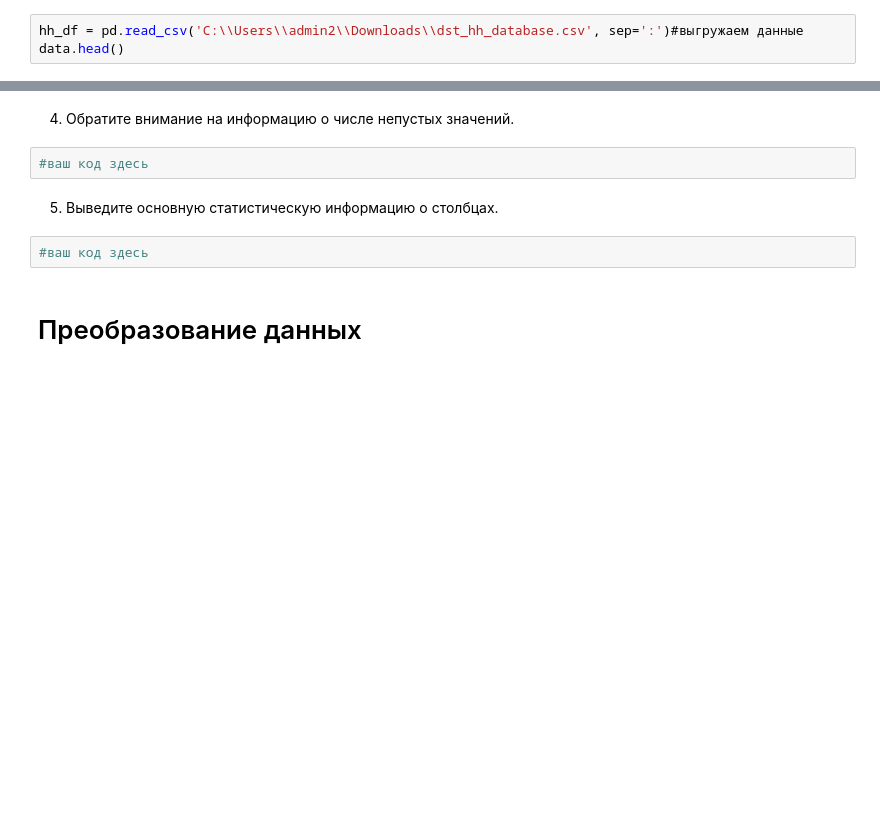
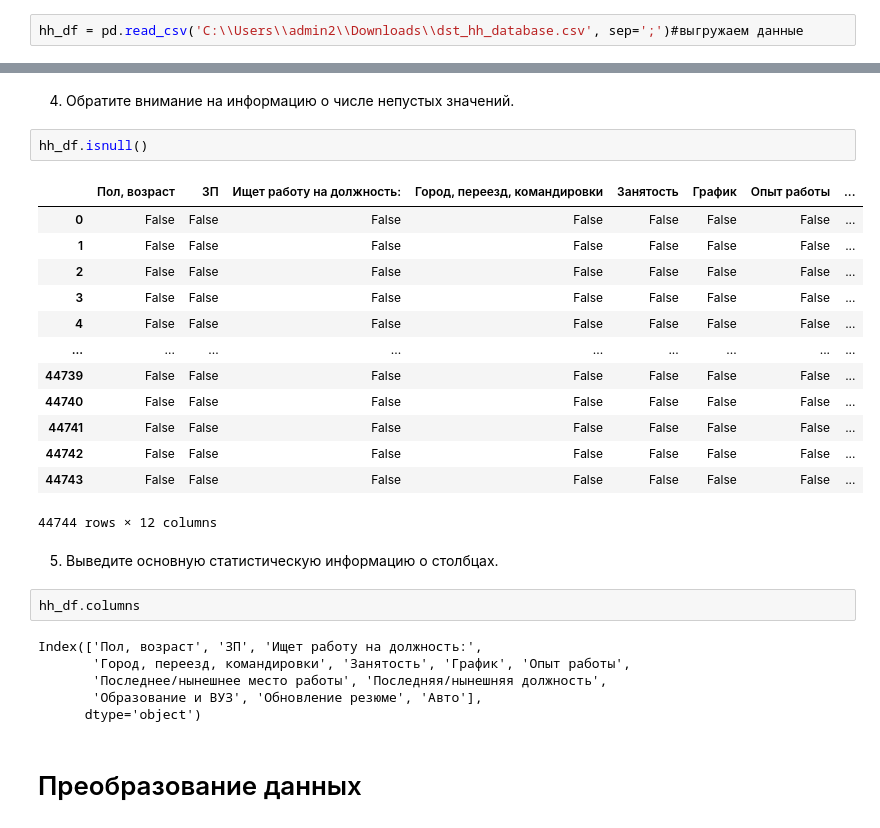
Before and after one commit to AlexandrMenshikov/DataScience_New, a Jupyter notebook: Project_X/Ноутбук-шаблон Project 1.ipynb, the cells around one changed output, grey strips where cells are left out. Cells and saved outputs as stored; diff of their text form; blank space fills up the shorter version.

```diff
--- a/Project_X/Ноутбук-шаблон Project 1.ipynb
+++ b/Project_X/Ноутбук-шаблон Project 1.ipynb
@@ -13,5 +13,4 @@ import plotly.express as px
 # %% [markdown]
 1. Прочитайте данные с помощью библиотеки Pandas. Совет: перед чтением обратите внимание на разделитель внутри файла.
 # %%
-hh_df = pd.read_csv('C:\\Users\\admin2\\Downloads\\dst_hh_database.csv', sep=':')#выгружаем данные
-data.head()
+hh_df = pd.read_csv('C:\\Users\\admin2\\Downloads\\dst_hh_database.csv', sep=';')#выгружаем данные
@@ -26,11 +52,31 @@ ParserError: Error tokenizing data. C error: Expected 2 fields in line 5, saw 5
 # %% [markdown]
 4. Обратите внимание на информацию о числе непустых значений.
 # %%
-#ваш код здесь
+hh_df.isnull()
+# %% [output]
+|  | Пол, возраст | ЗП | Ищет работу на должность: | Город, переезд, командировки | Занятость | График | Опыт работы | ... |
+| 0 | False | False | False | False | False | False | False | ... |
+| 1 | False | False | False | False | False | False | False | ... |
+| 2 | False | False | False | False | False | False | False | ... |
+| 3 | False | False | False | False | False | False | False | ... |
+| 4 | False | False | False | False | False | False | False | ... |
+| ... | ... | ... | ... | ... | ... | ... | ... | ... |
+| 44739 | False | False | False | False | False | False | False | ... |
+| 44740 | False | False | False | False | False | False | False | ... |
+| 44741 | False | False | False | False | False | False | False | ... |
+| 44742 | False | False | False | False | False | False | False | ... |
+| 44743 | False | False | False | False | False | False | False | ... |
+44744 rows × 12 columns
 # %% [markdown]
 5. Выведите основную статистическую информацию о столбцах.
 # %%
-#ваш код здесь
+hh_df.columns
+# %% [output]
+Index(['Пол, возраст', 'ЗП', 'Ищет работу на должность:',
+       'Город, переезд, командировки', 'Занятость', 'График', 'Опыт работы',
+       'Последнее/нынешнее место работы', 'Последняя/нынешняя должность',
+       'Образование и ВУЗ', 'Обновление резюме', 'Авто'],
+      dtype='object')
 # %% [markdown]
 # Преобразование данных
 # %% [markdown]
```
Also changed, not shown: parts of 5 cells of this notebook.
